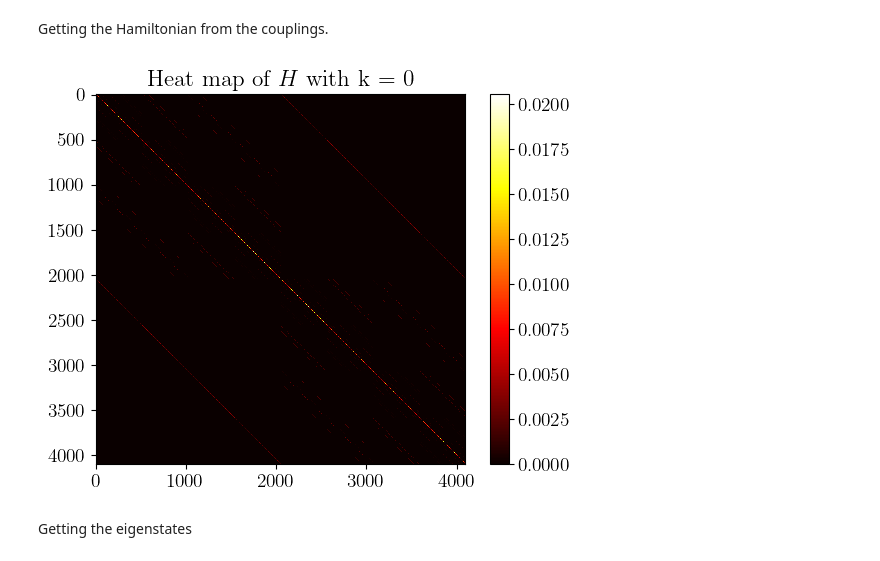
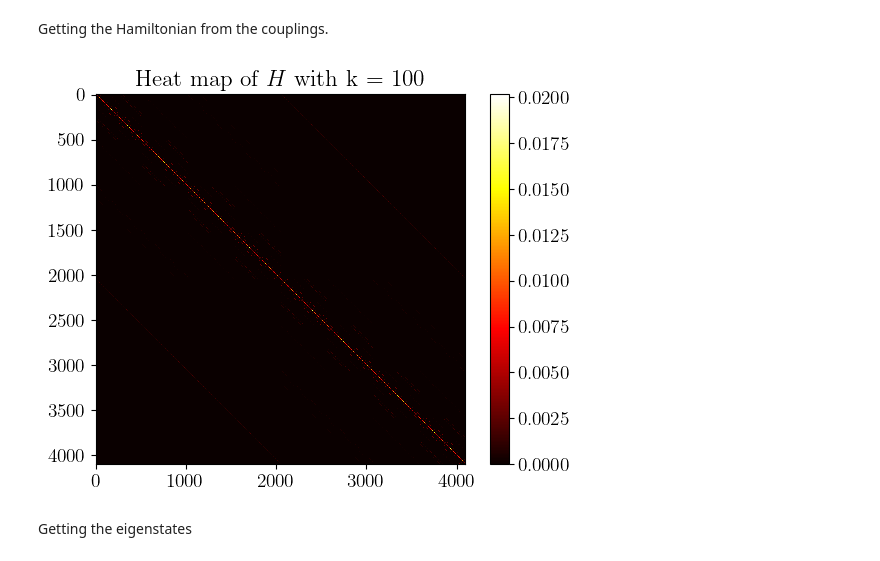
Before and after one commit to MarinAndreGirard/Quantum_emergent_dimension, a Jupyter notebook: MDS_2.ipynb, the cells around one changed output. Saved outputs shown, nothing was run; the diff lists cells and outputs as text; code cells hidden in the pictures.

```diff
--- a/MDS_2.ipynb
+++ b/MDS_2.ipynb
@@ -99,16 +99,16 @@ def H_from_couplings(N, k):
 Getting the Hamiltonian from the couplings.
 # %%
 N=12
-k=0 #k takes any value from 0 to 199
+k=100 #k takes any value from 0 to 199
 H = H_from_couplings(N, k)
 
 
 plt.imshow(abs(H), cmap='hot', interpolation='nearest')
 plt.colorbar()
 plt.title(f"Heat map of $H$ with k = {k}")
 plt.show()
 # %% [output]
-[figure, old version]
+[figure, new version]
 # %% [markdown]
 Getting the eigenstates
 # %%
```
Also changed, not shown: parts of 25 cells of this notebook, 2 other files.
